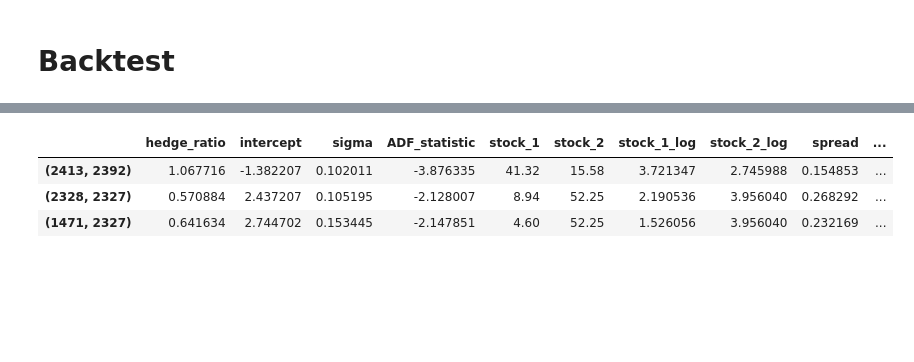
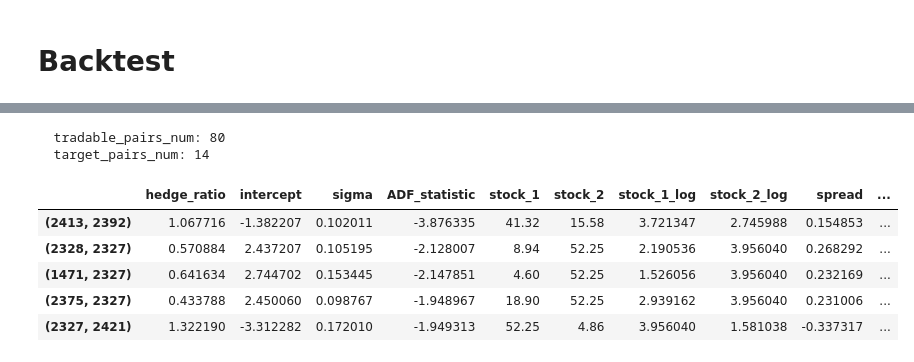
Before and after one commit to Andy-Liu66/Investment-Strategy-Backtesting-Blog, a Jupyter notebook: Pairs trading based on Cointegration/testing.ipynb, the cells around one changed output, grey strips where cells are left out. Drawn from its saved outputs; the diff is of its cells as text; code cells hidden in the pictures; blank space fills up the shorter version.

```diff
--- a/Pairs trading based on Cointegration/testing.ipynb
+++ b/Pairs trading based on Cointegration/testing.ipynb
@@ -48,8 +48,14 @@ date['dayofweek'] = date.date.apply(lambda x: x.dayofweek)
 # initial part
 trailing_windows = 52
 current_step = trailing_windows
-ADF_threshold = -2
+ADF_threshold = -1.9
 ASR_threshold = 1.5
+top_pairs = 20
+max_position_num = 20
+stop_loss_sigma_num = 4
+take_profit_sigma_num = 0.5
+reversion_exit = True
+trade_result = pd.DataFrame()
 # %%
 %%time
 # trailing part
@@ -132,9 +144,25 @@ Wall time: 14.7 s
 # %%
-tradable_pairs = tradable_pairs[tradable_pairs.ASR >= ASR_threshold]
-tradable_pairs = tradable_pairs[tradable_pairs.ADF_statistic < ADF_threshold]
-tradable_pairs.sort_values('PS', ascending=False)
+target_pairs = tradable_pairs[tradable_pairs.ASR >= ASR_threshold]
+target_pairs = target_pairs[target_pairs.ADF_statistic < ADF_threshold]
+target_pairs.sort_values('PS', ascending=False, inplace=True)
+target_pairs = target_pairs.iloc[:top_pairs]
-# %% [output]
-|  | hedge_ratio | intercept | sigma | ADF_statistic | stock_1 | stock_2 | stock_1_log | stock_2_log | spread | ... |
-| (2413, 2392) | 1.067716 | -1.382207 | 0.102011 | -3.876335 | 41.32 | 15.58 | 3.721347 | 2.745988 | 0.154853 | ... |
-| (2328, 2327) | 0.570884 | 2.437207 | 0.105195 | -2.128007 | 8.94 | 52.25 | 2.190536 | 3.956040 | 0.268292 | ... |
-| (1471, 2327) | 0.641634 | 2.744702 | 0.153445 | -2.147851 | 4.60 | 52.25 | 1.526056 | 3.956040 | 0.232169 | ... |
+# %%
+print("  tradable_pairs_num: {}".format(len(tradable_pairs)), "\n",
+      " target_pairs_num: {}".format(len(target_pairs)))
+# %% [output]
+  tradable_pairs_num: 80
+  target_pairs_num: 14
+# %%
+if current_step == trailing_windows:
+    open_position = target_pairs
+else:
+    pass
+# %%
+open_position
+# %% [output]
+|  | hedge_ratio | intercept | sigma | ADF_statistic | stock_1 | stock_2 | stock_1_log | stock_2_log | spread | ... |
+| (2413, 2392) | 1.067716 | -1.382207 | 0.102011 | -3.876335 | 41.32 | 15.58 | 3.721347 | 2.745988 | 0.154853 | ... |
+| (2328, 2327) | 0.570884 | 2.437207 | 0.105195 | -2.128007 | 8.94 | 52.25 | 2.190536 | 3.956040 | 0.268292 | ... |
+| (1471, 2327) | 0.641634 | 2.744702 | 0.153445 | -2.147851 | 4.60 | 52.25 | 1.526056 | 3.956040 | 0.232169 | ... |
+| (2375, 2327) | 0.433788 | 2.450060 | 0.098767 | -1.948967 | 18.90 | 52.25 | 2.939162 | 3.956040 | 0.231006 | ... |
+| (2327, 2421) | 1.322190 | -3.312282 | 0.172010 | -1.949313 | 52.25 | 4.86 | 3.956040 | 1.581038 | -0.337317 | ... |
```
Also changed, not shown: parts of 5 cells of this notebook.
